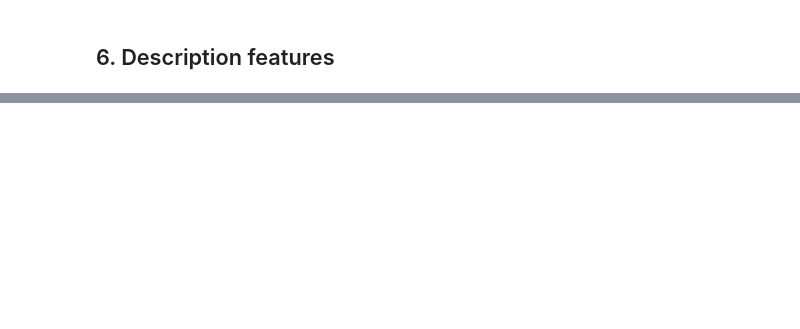
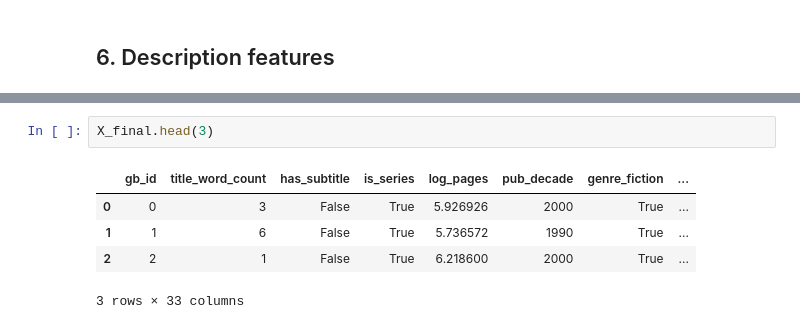
Before and after one commit to Erdos-Projects/summer26-book-commercial-success, a Jupyter notebook: notebooks/02_feature_engineering.ipynb, the cells around one changed output, grey strips where cells are left out. Saved outputs shown, nothing was run; the diff lists cells and outputs as text; blank space fills up the shorter version.

```diff
--- a/notebooks/02_feature_engineering.ipynb
+++ b/notebooks/02_feature_engineering.ipynb
@@ -100,0 +413,8 @@ print(df['description'].isna().mean())
+# %%
+X_final.head(3)
+# %% [output]
+|  | gb_id | title_word_count | has_subtitle | is_series | log_pages | pub_decade | genre_fiction | ... |
+| 0 | 0 | 3 | False | True | 5.926926 | 2000 | True | ... |
+| 1 | 1 | 6 | False | True | 5.736572 | 1990 | True | ... |
+| 2 | 2 | 1 | False | True | 6.218600 | 2000 | True | ... |
+3 rows × 33 columns
```
Also changed, not shown: parts of 27 cells of this notebook, 10 other files.
